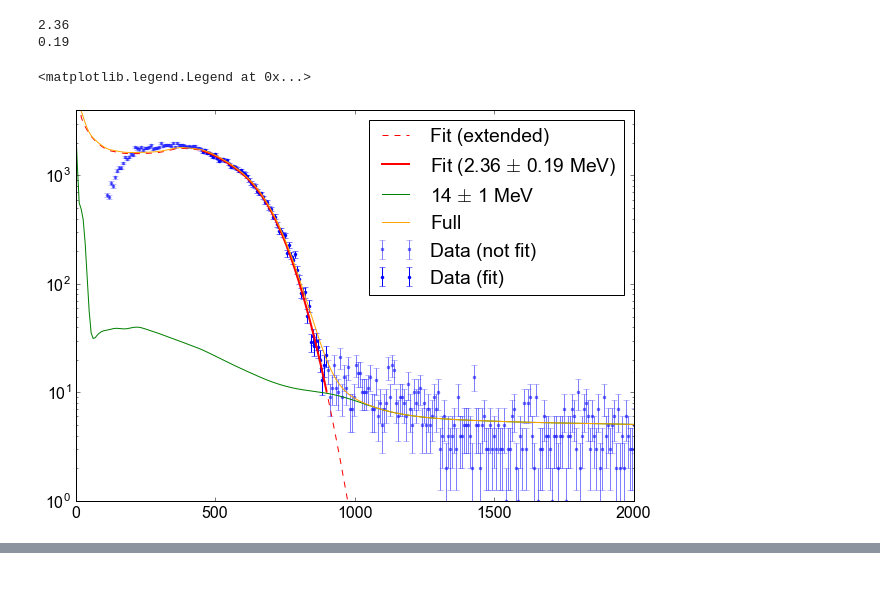
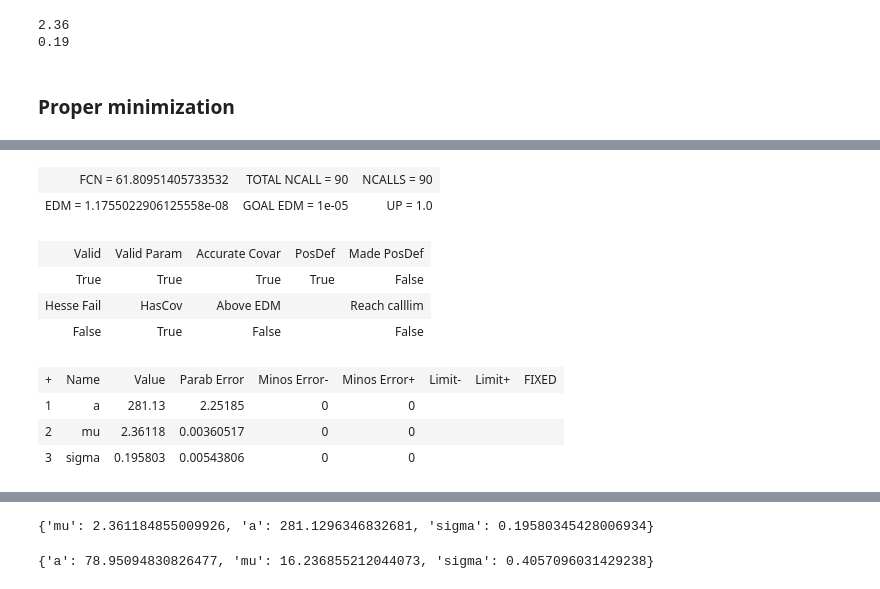
Before and after one commit to XENON1T/PTB, a Jupyter notebook: 07_deconvolution.ipynb, the cells around one changed output, grey strips where cells are left out. Saved outputs shown, nothing was run; the diff lists cells and outputs as text; code cells hidden in the pictures.

```diff
--- a/07_deconvolution.ipynb
+++ b/07_deconvolution.ipynb
@@ -114,27 +105,5 @@ print(best_sigma)
 # %% [output]
 2.36
 0.19
-# %%
-# Plot data outside range
-plt.errorbar(x3[np.invert(sel_data)], f3[np.invert(sel_data)], np.sqrt(f3[np.invert(sel_data)]),
-            ls='None', marker='.', alpha=0.5, color='blue', label='Data (not fit)')
-#
-plt.errorbar(x, y_data, y_err, ls='None', marker='.', label='Data (fit)')
-
-plt.plot(x3, best_scale*get_y_fit_full(best_mu, best_sigma), ls='--', color='red', label='Fit (extended)')
-plt.plot(x, best_y_fit, color='red', lw=2, label='Fit (%.2f $\pm$ %.2f MeV)' % (best_mu, best_sigma))
-
-# 14 MeV guess
-plt.plot(x3, 80*get_y_fit_full(14,1.),label='14 $\pm$ 1 MeV')
-
-plt.plot(x3, best_scale*get_y_fit_full(best_mu, best_sigma) + 80*get_y_fit_full(14,1.),
-         label='Full', color='orange')
-
-
-plt.xlim(0,2000)
-plt.yscale('log')
-plt.ylim(1,4*10**3)
-plt.legend()
-# %% [output]
-<matplotlib.legend.Legend at 0x...>
-[figure, removed]
+# %% [markdown]
+### Proper minimization
@@ -140,0 +134,17 @@ plt.legend()
+# %%
+# Select the data to fit
+sel = (x3 > 450) & (x3 < 800)
+x = x3[sel]
+y_data = f3[sel]
+y_err = np.sqrt(y_data)
+
+# Initialize chi2 function
+chi2 = Chi2Func(x, y_data, y_err)
+
+# Give guess parameters
+my_args = dict(a=300, mu=2.5, sigma=0.5, error_a = 1, error_mu = 1, error_sigma = 1)
+# Initialize minimizer and minimize
+m1 = Minuit(chi2,forced_parameters=['a','mu','sigma'], **my_args)
+m1.migrad();
+print(m1.values)
+# %% [output]
@@ -140,0 +152,10 @@ plt.legend()
+| FCN = 61.80951405733532 | TOTAL NCALL = 90 | NCALLS = 90 |
+| EDM = 1.1755022906125558e-08 | GOAL EDM = 1e-05 | UP = 1.0 |
+| Valid | Valid Param | Accurate Covar | PosDef | Made PosDef |
+| True | True | True | True | False |
+| Hesse Fail | HasCov | Above EDM |  | Reach calllim |
+| False | True | False |  | False |
+| + | Name | Value | Parab Error | Minos Error- | Minos Error+ | Limit- | Limit+ | FIXED |
+| 1 | a | 281.13 | 2.25185 | 0 | 0 |  |  |  |
+| 2 | mu | 2.36118 | 0.00360517 | 0 | 0 |  |  |  |
+| 3 | sigma | 0.195803 | 0.00543806 | 0 | 0 |  |  |  |
@@ -140,0 +163,5 @@ plt.legend()
+{'mu': 2.361184855009926, 'a': 281.1296346832681, 'sigma': 0.19580345428006934}
+# %%
+m2.values
+# %% [output]
+{'a': 78.95094830826477, 'mu': 16.236855212044073, 'sigma': 0.4057096031429238}
```
Also changed, not shown: parts of 15 cells of this notebook, 2 other files.
